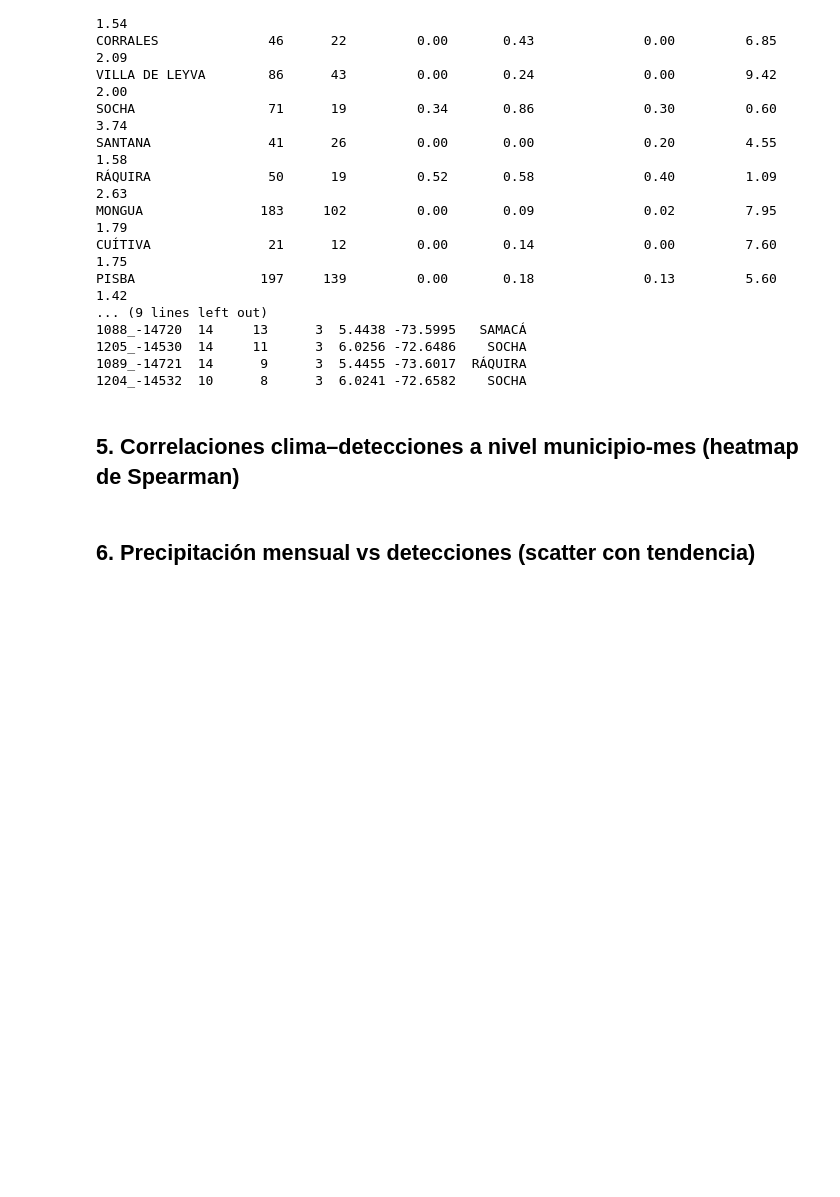
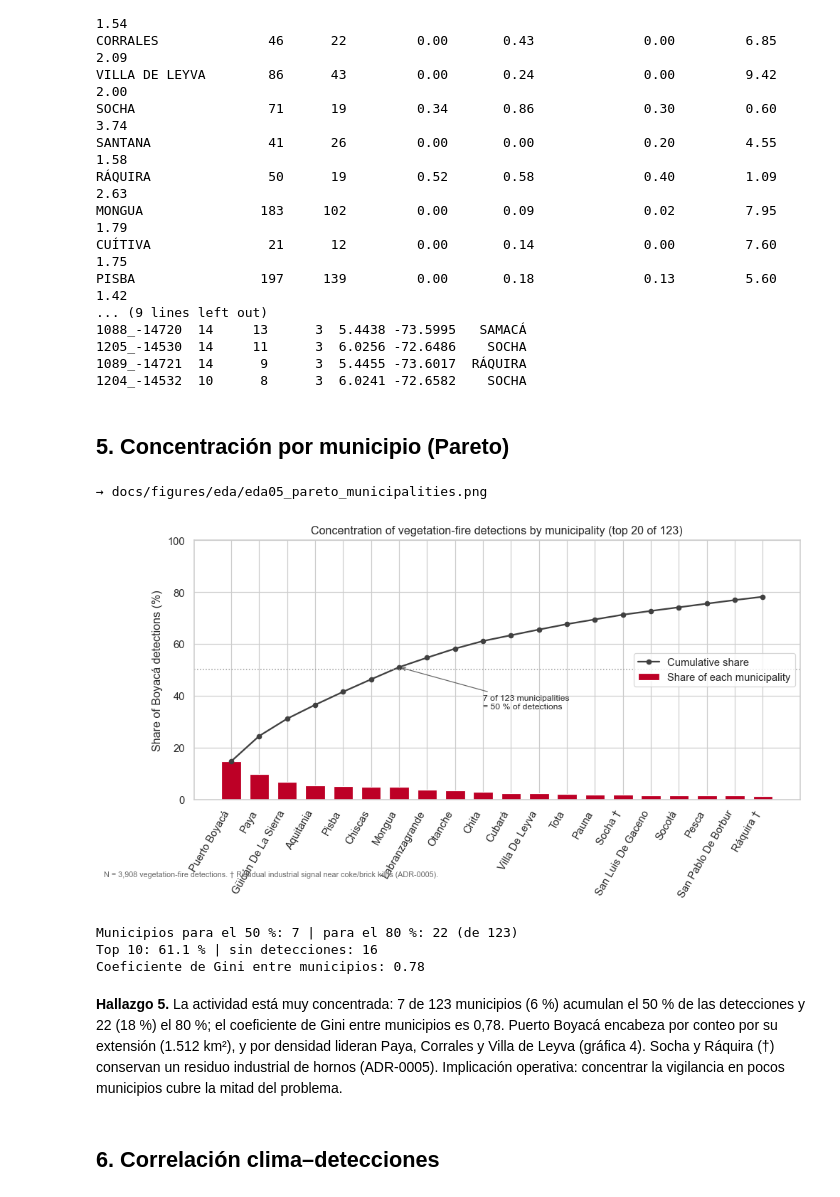
Before and after one commit to xulianing/firewatch-boyaca, a Jupyter notebook: notebooks/01_eda.ipynb, the cells around one changed output. Drawn from its saved outputs; the diff is of its cells as text; code cells hidden in the pictures; blank space fills up the shorter version.

```diff
--- a/notebooks/01_eda.ipynb
+++ b/notebooks/01_eda.ipynb
@@ -443,6 +459,60 @@ PISBA                197     139         0.00       0.18              0.13
 1089_-14721  14      9      3  5.4455 -73.6017  RÁQUIRA
 1204_-14532  10      8      3  6.0241 -72.6582    SOCHA
 # %% [markdown]
-## 5. Correlaciones clima–detecciones a nivel municipio-mes (heatmap de Spearman)
+## 5. Concentración por municipio (Pareto)
+# %%
+# === Gráfica 5 · Concentración por municipio (Pareto, un solo eje en %) ===
+por_mpio = (mm.groupby(["cod_mpio", "nombre", "provincia"], dropna=False, as_index=False)
+              .agg(n_det=("n_det", "sum"))
+              .sort_values("n_det", ascending=False).reset_index(drop=True))
+por_mpio["pct"] = por_mpio["n_det"] / por_mpio["n_det"].sum() * 100
+por_mpio["pct_acum"] = por_mpio["pct"].cumsum()
+
+TOP = 20
+top = por_mpio.head(TOP).copy()
+RESIDUO = {"SOCHA", "RÁQUIRA", "SAMACÁ"}                 # ADR-0005: residuo industrial
+top["etiqueta"] = top["nombre"].str.title() + np.where(top["nombre"].isin(RESIDUO), " †", "")
+if top["provincia"].notna().all():                       # cuando lleguen las provincias de A
+    provs = sorted(top["provincia"].unique())
+    colores = top["provincia"].map(dict(zip(provs, sns.color_palette("tab10", len(provs)))))
+else:
+    colores = C_FUEGO
+
+fig, ax = plt.subplots(figsize=(10, 4.3))
+ax.bar(top["etiqueta"], top["pct"], color=colores, width=0.7, label="Share of each municipality")
+ax.plot(top["etiqueta"], top["pct_acum"], color=C_NEUTRO, marker="o", ms=4, lw=1.5,
+        label="Cumulative share")
+
+n50 = int((por_mpio["pct_acum"] < 50).sum()) + 1
+ax.axhline(50, ls=":", color="0.6", lw=1)
+ax.annotate(f"{n50} of 123 municipalities\n= 50 % of detections",
+            xy=(n50 - 1, por_mpio["pct_acum"].iloc[n50 - 1]), xytext=(n50 + 2, 35),
+            fontsize=8, arrowprops=dict(arrowstyle="->", color="0.4"))
+ax.set_ylim(0, 100)
+ax.set_ylabel("Share of Boyacá detections (%)")
+plt.setp(ax.get_xticklabels(), rotation=60, ha="right")
+ax.legend(loc="center right", frameon=True)
+fig.text(0.01, -0.12, f"N = {int(por_mpio['n_det'].sum()):,} vegetation-fire detections. "
+         "† Residual industrial signal near coke/brick kilns (ADR-0005).", fontsize=7, color="0.4")
+ax.set_title(f"Concentration of vegetation-fire detections by municipality (top {TOP} of 123)")
+guardar(fig, "eda05_pareto_municipalities")
+plt.show()
+
+# --- Números para el Hallazgo ---
+n80 = int((por_mpio["pct_acum"] < 80).sum()) + 1
+x = np.sort(por_mpio["n_det"].to_numpy())
+n = len(x)
+gini = ((2 * np.arange(1, n + 1) - n - 1) @ x) / (n * x.sum())
+print(f"Municipios para el 50 %: {n50} | para el 80 %: {n80} (de {n})")
+print(f"Top 10: {por_mpio['pct'].head(10).sum():.1f} % | sin detecciones: {(por_mpio['n_det'] == 0).sum()}")
+print(f"Coeficiente de Gini entre municipios: {gini:.2f}")
+# %% [output]
+→ docs/figures/eda/eda05_pareto_municipalities.png
+[figure, added]
+Municipios para el 50 %: 7 | para el 80 %: 22 (de 123)
+Top 10: 61.1 % | sin detecciones: 16
+Coeficiente de Gini entre municipios: 0.78
+# %% [markdown]
+**Hallazgo 5.** La actividad está muy concentrada: 7 de 123 municipios (6 %) acumulan el 50 % de las detecciones y 22 (18 %) el 80 %; el coeficiente de Gini entre municipios es 0,78. Puerto Boyacá encabeza por conteo por su extensión (1.512 km²), y por densidad lideran Paya, Corrales y Villa de Leyva (gráfica 4). Socha y Ráquira (†) conservan un residuo industrial de hornos (ADR-0005). Implicación operativa: concentrar la vigilancia en pocos municipios cubre la mitad del problema.
 # %% [markdown]
-## 6. Precipitación mensual vs detecciones (scatter con tendencia)
+## 6. Correlación clima–detecciones
```
Also changed, not shown: parts of 25 cells of this notebook, 6 other files.
